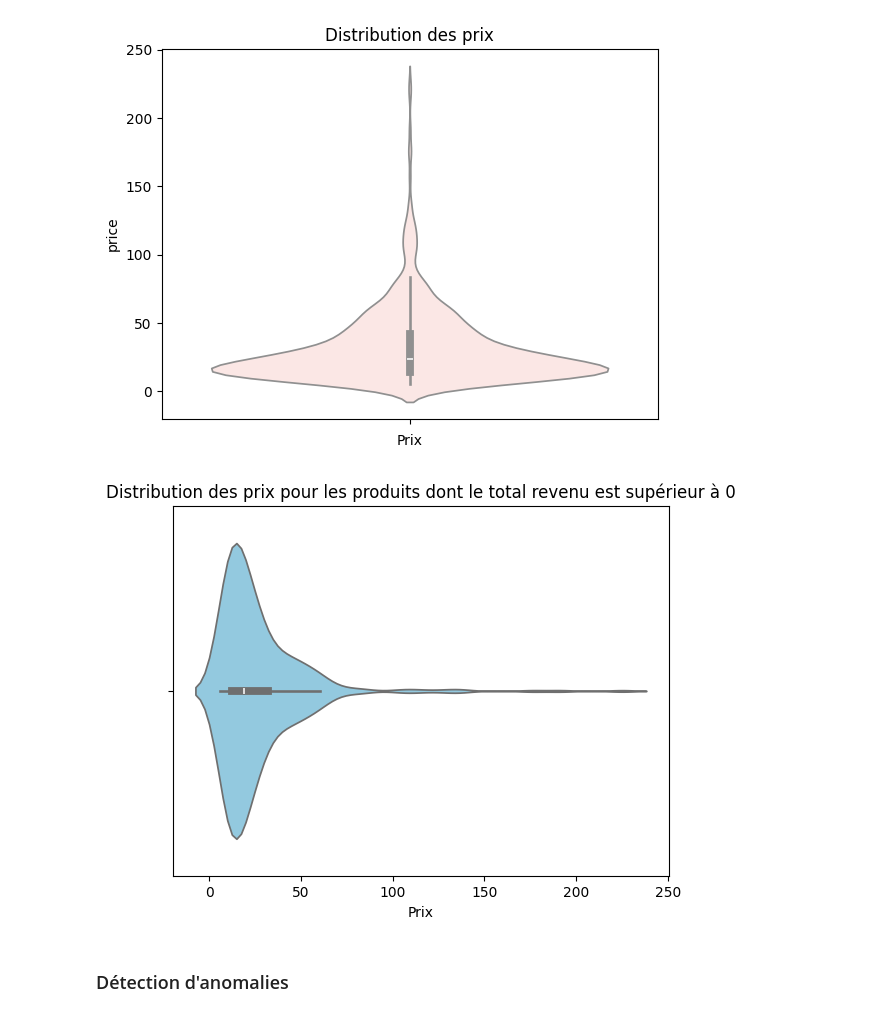
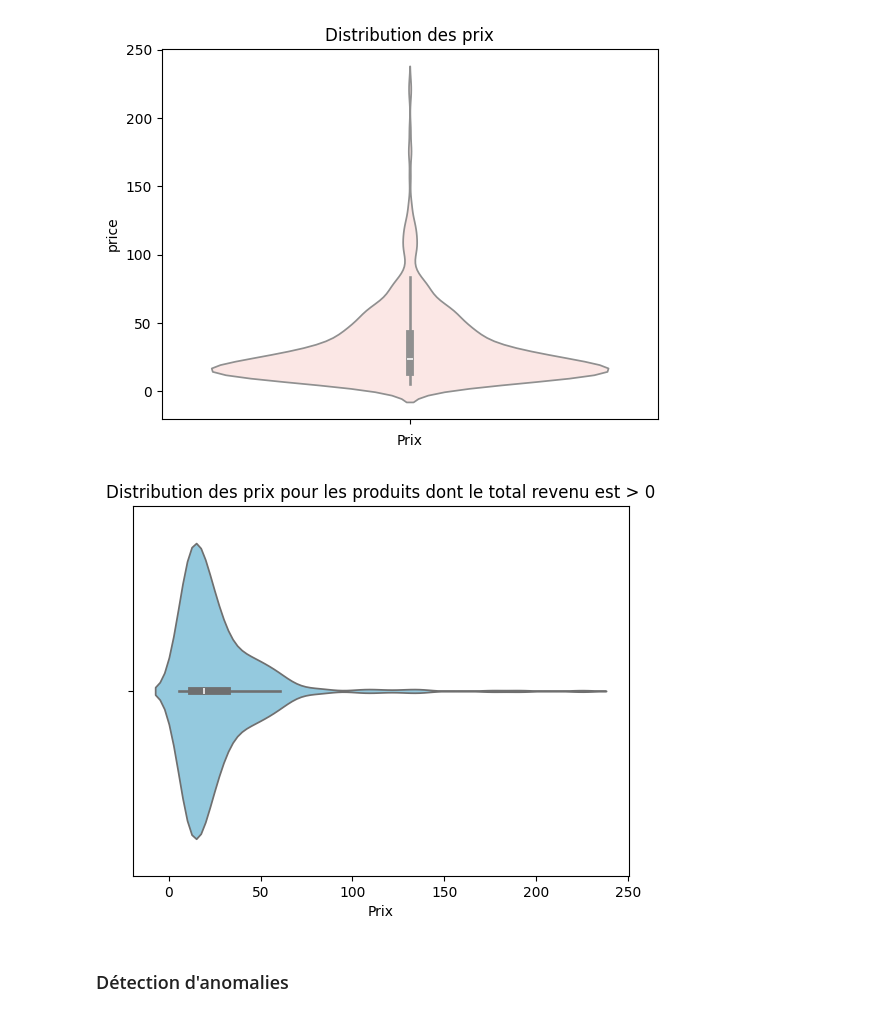
Before and after one commit to Idolrice/projet_6_OC, a Jupyter notebook: notebooks/02-analyze.ipynb, the cells around one changed output. Drawn from its saved outputs; the diff is of its cells as text; code cells hidden in the pictures.

```diff
--- a/notebooks/02-analyze.ipynb
+++ b/notebooks/02-analyze.ipynb
@@ -306,17 +251,15 @@ plt.show()
 Passing `palette` without assigning `hue` is deprecated and will be removed in v0.14.0. Assign the `x` variable to `hue` and set `legend=False` for the same effect.
 [figure]
 # %%
-# Filtrer les données pour les produits dont le total revenu est sup à 0
+# Filtrer les données pour les produits dont le total revenu est > 0
 filtered_data_without_zero = filtered_allin_FA[filtered_allin_FA['total_revenue'] > 0]
 
 sns.violinplot(x=filtered_data_without_zero['price'], color='skyblue')
-
-plt.title('Distribution des prix pour les produits dont le total revenu est supérieur à 0')
+plt.title('Distribution des prix pour les produits dont le total revenu est > 0')
 plt.xlabel('Prix')
 plt.show()
-#TO DELETE ?
 # %% [output]
-[figure, old version]
+[figure, new version]
 # %% [markdown]
 ### Détection d'anomalies ##
 # %%
```
Also changed, not shown: parts of 29 cells of this notebook, 1 other file.
